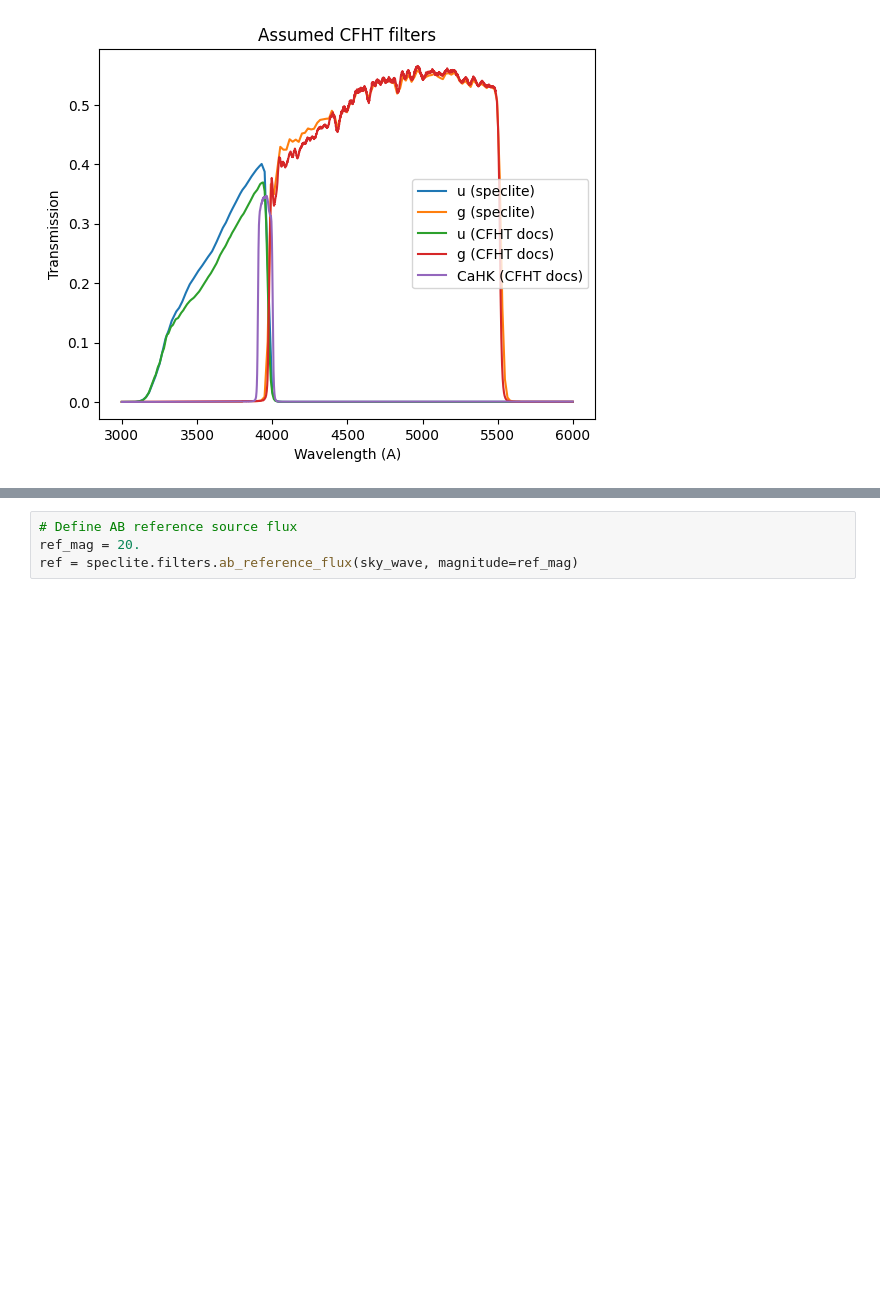
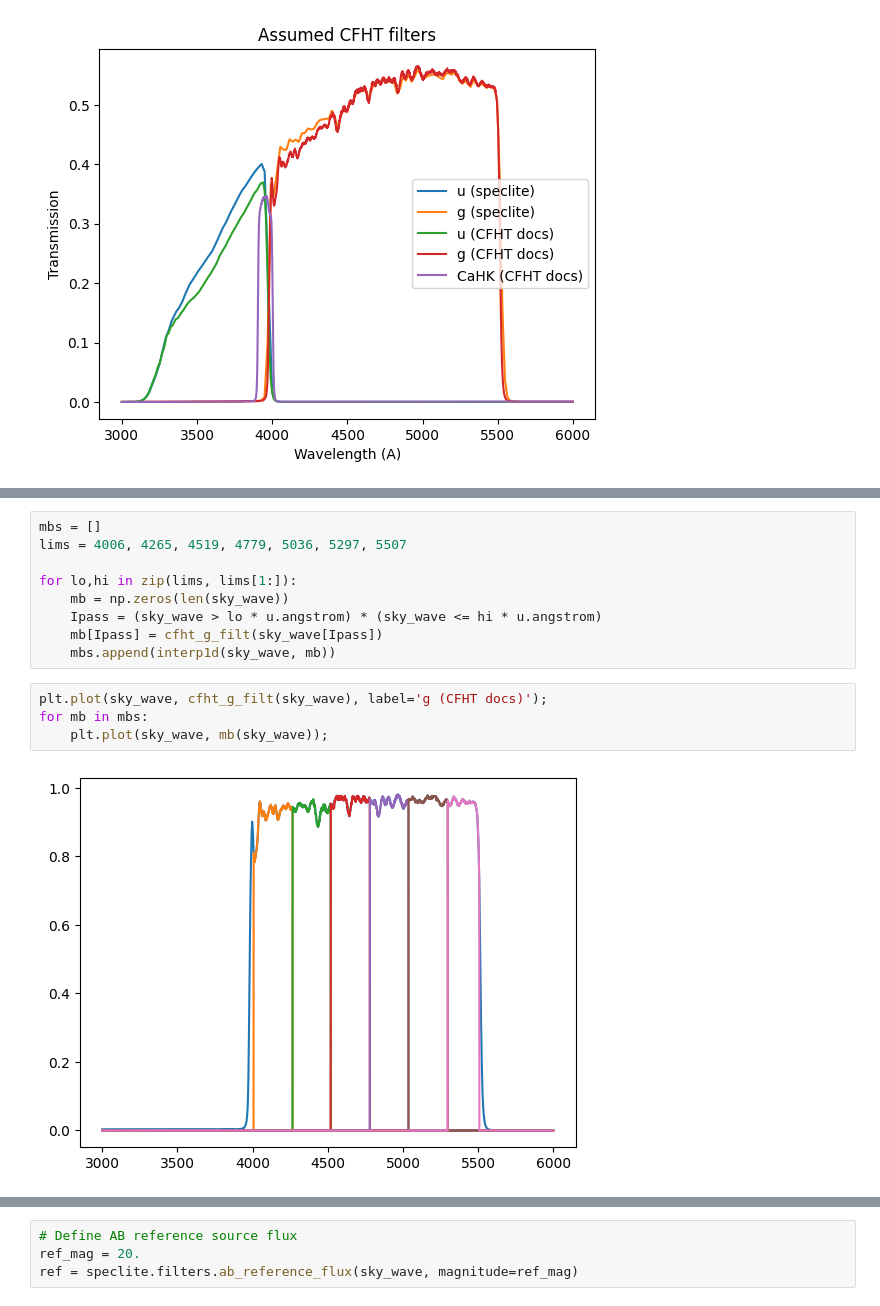
Before and after one commit to dstndstn/cfht-etc, a Jupyter notebook: cfht-exptime.ipynb, the cells around one changed output, grey strips where cells are left out. Drawn from its saved outputs; the diff is of its cells as text; blank space fills up the shorter version.

```diff
--- a/cfht-exptime.ipynb
+++ b/cfht-exptime.ipynb
@@ -344,3 +349,18 @@ plt.legend();
+# %%
+mbs = []
+lims = 4006, 4265, 4519, 4779, 5036, 5297, 5507
+
+for lo,hi in zip(lims, lims[1:]):
+    mb = np.zeros(len(sky_wave))
+    Ipass = (sky_wave > lo * u.angstrom) * (sky_wave <= hi * u.angstrom)
+    mb[Ipass] = cfht_g_filt(sky_wave[Ipass])
+    mbs.append(interp1d(sky_wave, mb))
+# %%
+plt.plot(sky_wave, cfht_g_filt(sky_wave), label='g (CFHT docs)');
+for mb in mbs:
+    plt.plot(sky_wave, mb(sky_wave));
+# %% [output]
+[figure, added]
 # %%
 combos = []
 
```
Also changed, not shown: parts of 5 cells of this notebook.
